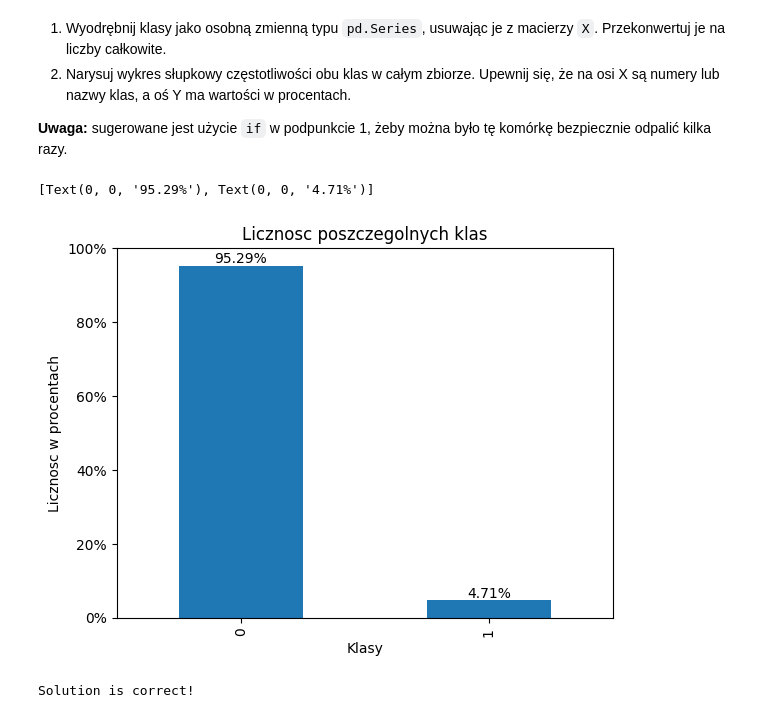
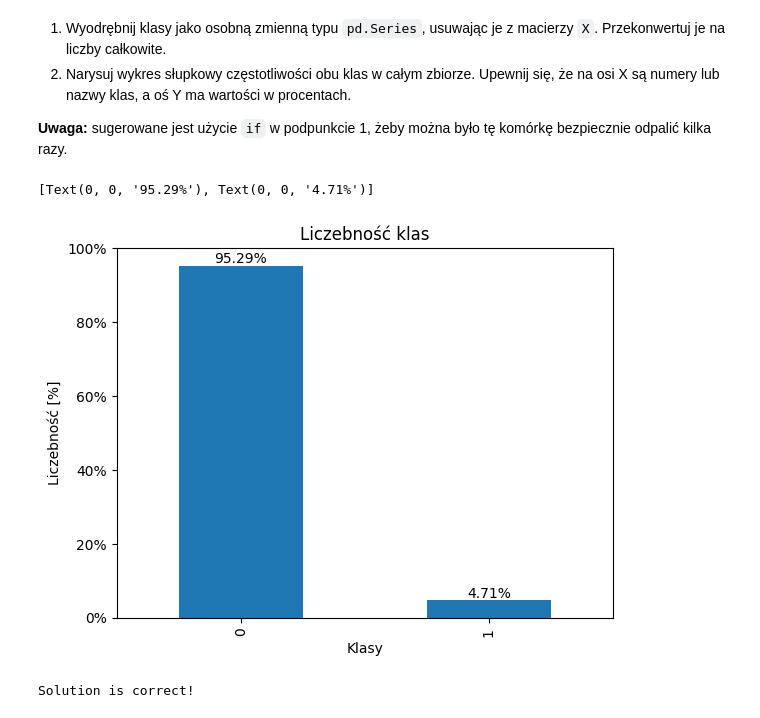
Before and after one commit to sKrzysieK/agh-psi, a Jupyter notebook: lab2/lab_2.ipynb, the cells around one changed output. Saved outputs shown, nothing was run; the diff lists cells and outputs as text; code cells hidden in the pictures.

```diff
--- a/lab2/lab_2.ipynb
+++ b/lab2/lab_2.ipynb
@@ -112,23 +112,23 @@ DataFrame zawiera 64 atrybuty numeryczne o zróżnicowanych rozkładach wartośc
 classes = None
 # %%
 # your_code
-import matplotlib.ticker as mtick
+import matplotlib.ticker as ticker
 
 if classes is None:
   classes = X.pop("class").astype("uint8")
 
 plot_values = classes.value_counts(normalize=True)
 ax = plot_values.plot(
   kind="bar",
-  title="Licznosc poszczegolnych klas",
+  title="Liczebność klas",
   xlabel="Klasy",
-  ylabel="Licznosc w procentach",
+  ylabel="Liczebność [%]",
 )
-ax.yaxis.set_major_formatter(mtick.PercentFormatter(1.0))
+ax.yaxis.set_major_formatter(ticker.PercentFormatter(1.0))
 ax.bar_label(ax.containers[0], fmt=lambda x: f"{x:.2%}")
 # %% [output]
 [Text(0, 0, '95.29%'), Text(0, 0, '4.71%')]
-[figure, old version]
+[figure, new version]
 # %%
 assert "class" not in X.columns
 
```
Also changed, not shown: parts of 11 cells of this notebook.
